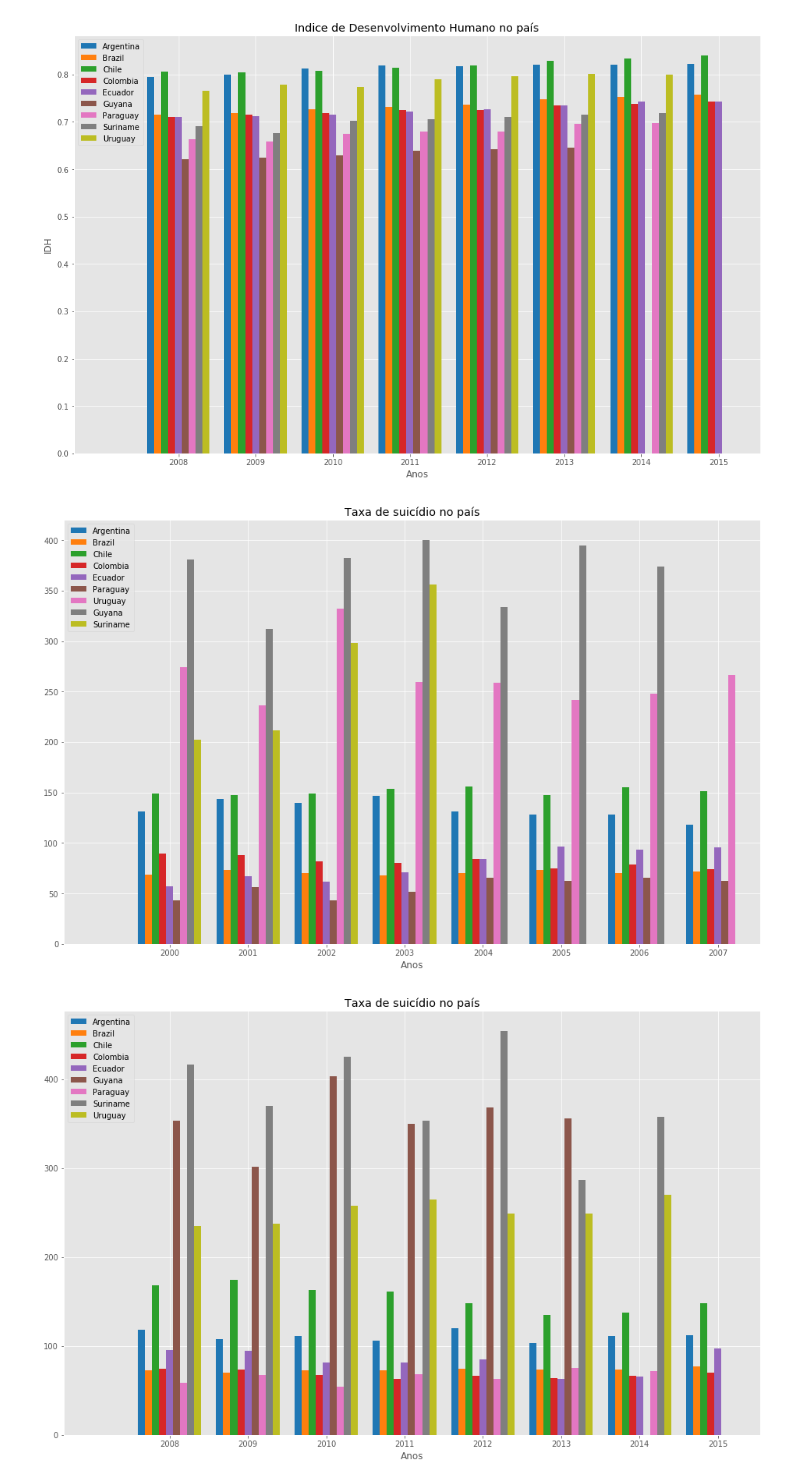
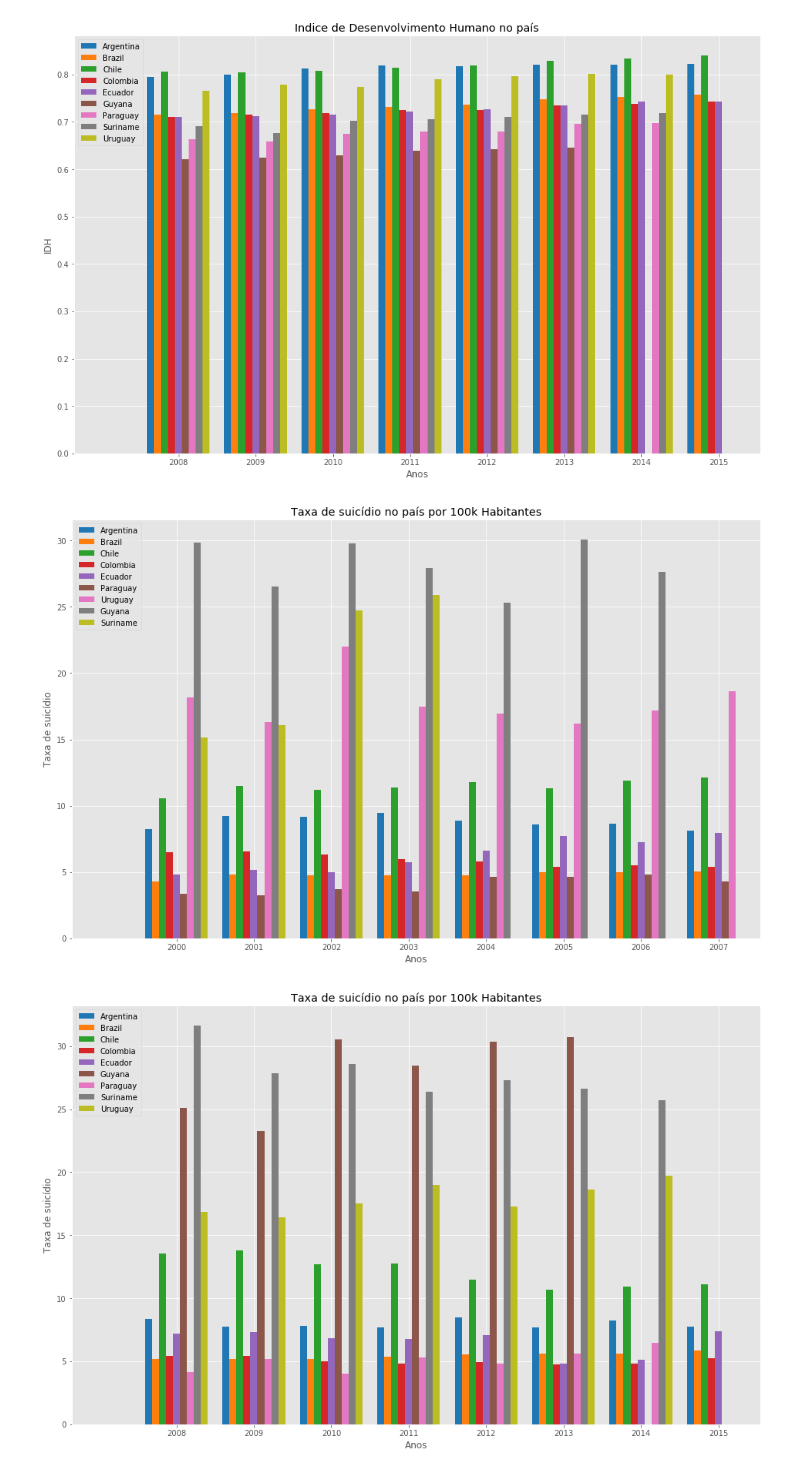
Before and after one commit to elianamsf/suicide-data-science, a Jupyter notebook: suicide_analytics.ipynb, the cells around one changed output. Saved outputs shown, nothing was run; the diff lists cells and outputs as text; code cells hidden in the pictures.

```diff
--- a/suicide_analytics.ipynb
+++ b/suicide_analytics.ipynb
@@ -154,4 +161,30 @@ def gerar_grafico(df, axis_y, axis_x, title,column_modify,wd = 0.15, start = 200
 
 
     plt.show()
+# %%
+#Função para gerar gráfico.
+def gerar_grafico_suicide(df, axis_y, axis_x, title,wd = 0.15, start = 2000, end = 2016):
+    global list_colors
+
+    plt.ylabel(axis_y)
+    plt.xlabel(axis_x)
+    plt.title(title)
+    ax = plt.subplot()
+    df = df[(df["year"]>= start) & (df["year"] < end)]
+
+    country_name = list(df["country"].unique())
+    country_year = np.asarray([x for x in range(start,end)])
+
+    list_num = axis_x_center(len(country_name))
+    plt.xlim(country_year[0]+(wd*(list_num[0]-11)), country_year[-1]+(wd*(list_num[-1]+2)))
+    plt.xticks(country_year)
+
+    for index in range(len(country_name)):
+        country_list = list((df["suicides_no"][df["country"] == country_name[index]]/ df["population"][df["country"] == country_name[index]])*100000)
+        country_list = np.asarray(country_list)
+        ax.bar(country_year+(wd*list_num[index]), country_list, width=wd, align="center", label=country_name[index], color=list_colors[index])
+        ax.legend(loc="upper left")
+
+
+    plt.show()
 # %%
@@ -163,10 +196,10 @@ gerar_grafico(group_sa, "IDH", "Anos", "Indice de Desenvolvimento Humano no paí
 # %% [output]
 [figure]
 # %%
-gerar_grafico(group_sa, "Taxa de suicídio", "Anos", "Taxa de suicídio no país","suicides/100kpop",0.09,2000,2008)
+gerar_grafico_suicide(group_sa, "Taxa de suicídio", "Anos", "Taxa de suicídio no país por 100k Habitantes",0.09,2000,2008)
 # %% [output]
-[figure, old version]
+[figure, new version]
 # %%
-gerar_grafico(group_sa, "Taxa de suicídio", "Anos", "Taxa de suicídio no país","suicides/100kpop",0.09,2008,2016)
+gerar_grafico_suicide(group_sa, "Taxa de suicídio", "Anos", "Taxa de suicídio no país por 100k Habitantes",0.09,2008,2016)
 # %% [output]
-[figure, old version]
+[figure, new version]
```
Also changed, not shown: parts of 5 cells of this notebook.
